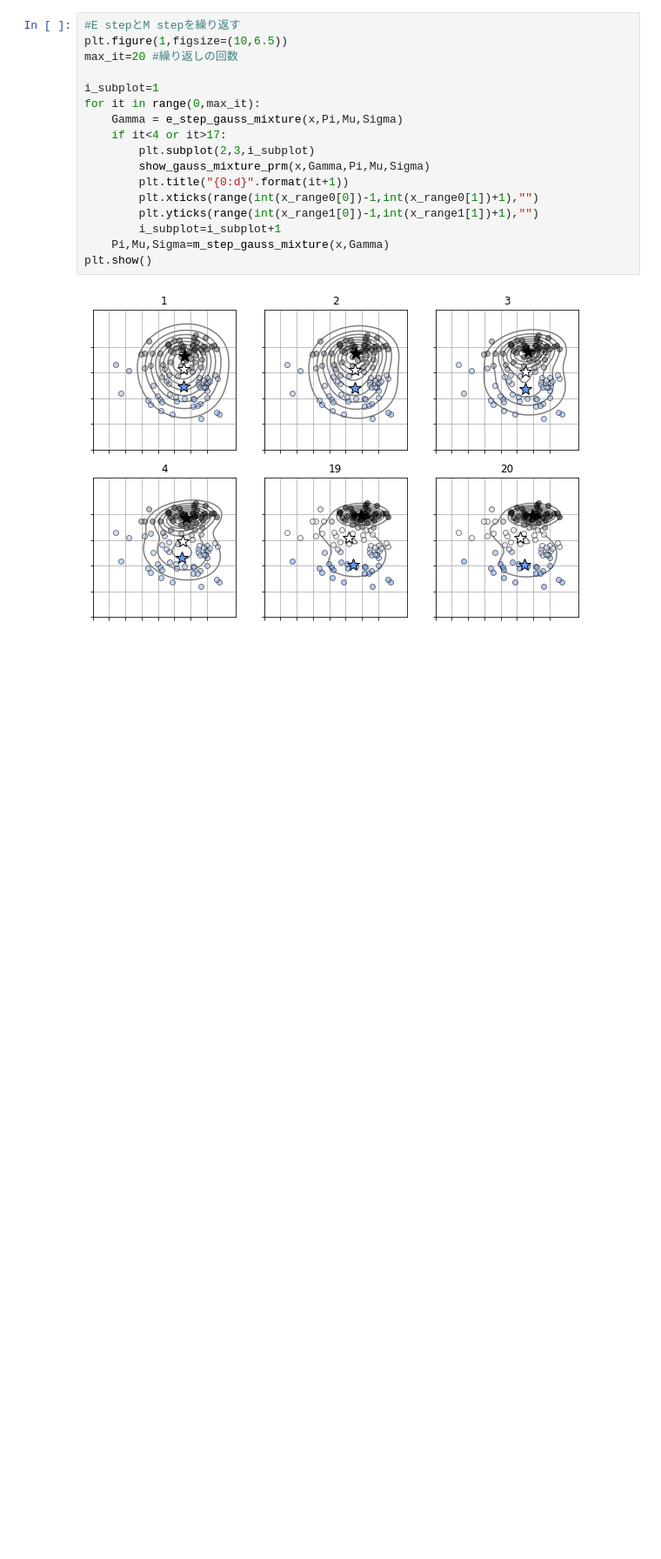
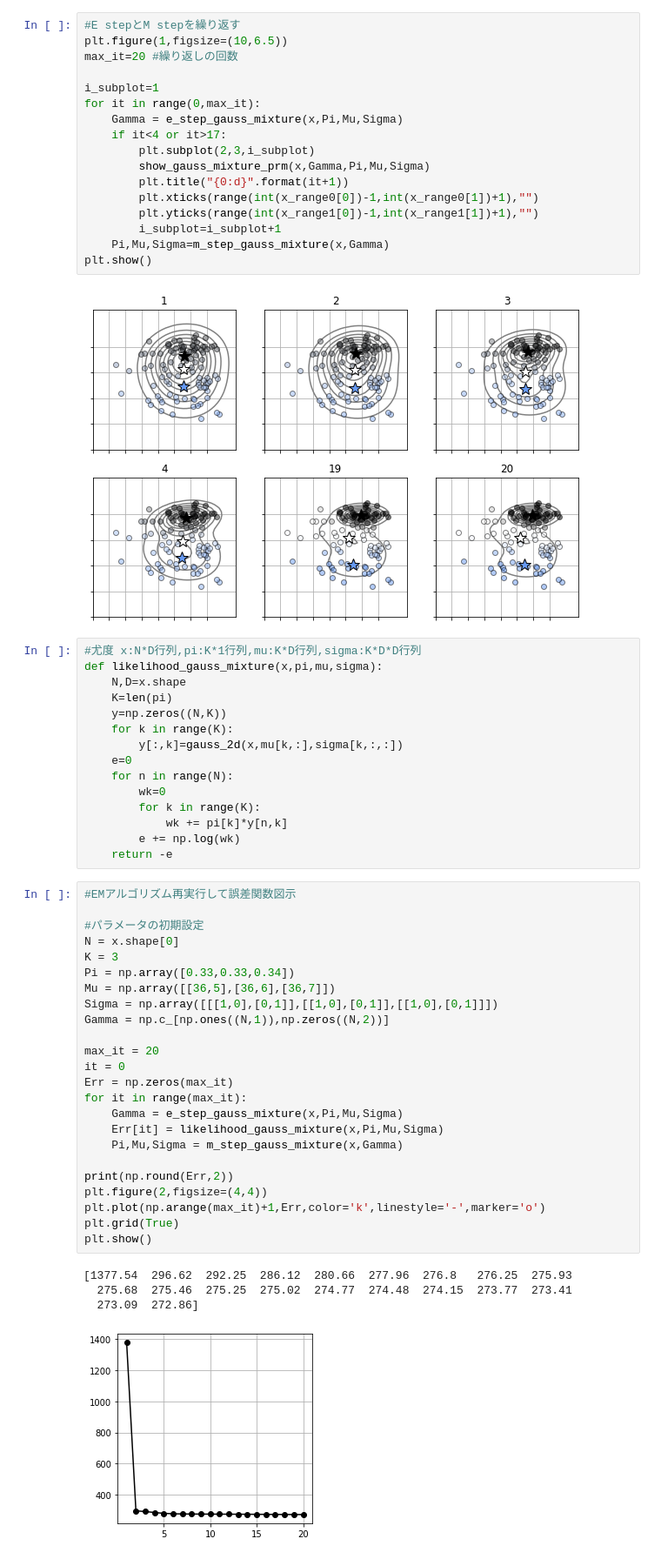
Before and after one commit to WAT36/python, a Jupyter notebook: machine_learning/clustering/gaussian_mixture_model.ipynb, the cells around one changed output. Shown at 87% size. Drawn from its saved outputs; the diff is of its cells as text; blank space fills up the shorter version.

```diff
--- a/machine_learning/clustering/gaussian_mixture_model.ipynb
+++ b/machine_learning/clustering/gaussian_mixture_model.ipynb
@@ -194,3 +194,47 @@ for it in range(0,max_it):
 plt.show()
 # %% [output]
 [figure]
+# %%
+#尤度 x:N*D行列,pi:K*1行列,mu:K*D行列,sigma:K*D*D行列
+def likelihood_gauss_mixture(x,pi,mu,sigma):
+    N,D=x.shape
+    K=len(pi)
+    y=np.zeros((N,K))
+    for k in range(K):
+        y[:,k]=gauss_2d(x,mu[k,:],sigma[k,:,:])
+    e=0
+    for n in range(N):
+        wk=0
+        for k in range(K):
+            wk += pi[k]*y[n,k]
+        e += np.log(wk)
+    return -e
+# %%
+#EMアルゴリズム再実行して誤差関数図示
+
+#パラメータの初期設定
+N = x.shape[0]
+K = 3
+Pi = np.array([0.33,0.33,0.34])
+Mu = np.array([[36,5],[36,6],[36,7]])
+Sigma = np.array([[[1,0],[0,1]],[[1,0],[0,1]],[[1,0],[0,1]]])
+Gamma = np.c_[np.ones((N,1)),np.zeros((N,2))]
+
+max_it = 20
+it = 0
+Err = np.zeros(max_it)
+for it in range(max_it):
+    Gamma = e_step_gauss_mixture(x,Pi,Mu,Sigma)
+    Err[it] = likelihood_gauss_mixture(x,Pi,Mu,Sigma)
+    Pi,Mu,Sigma = m_step_gauss_mixture(x,Gamma)
+
+print(np.round(Err,2))
+plt.figure(2,figsize=(4,4))
+plt.plot(np.arange(max_it)+1,Err,color='k',linestyle='-',marker='o')
+plt.grid(True)
+plt.show()
+# %% [output]
+[1377.54  296.62  292.25  286.12  280.66  277.96  276.8   276.25  275.93
+  275.68  275.46  275.25  275.02  274.77  274.48  274.15  273.77  273.41
+  273.09  272.86]
+[figure, added]
```
